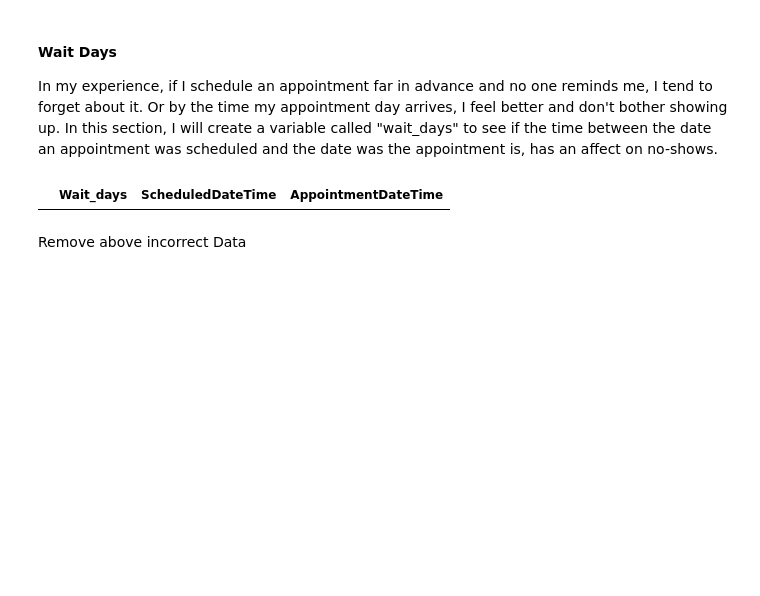
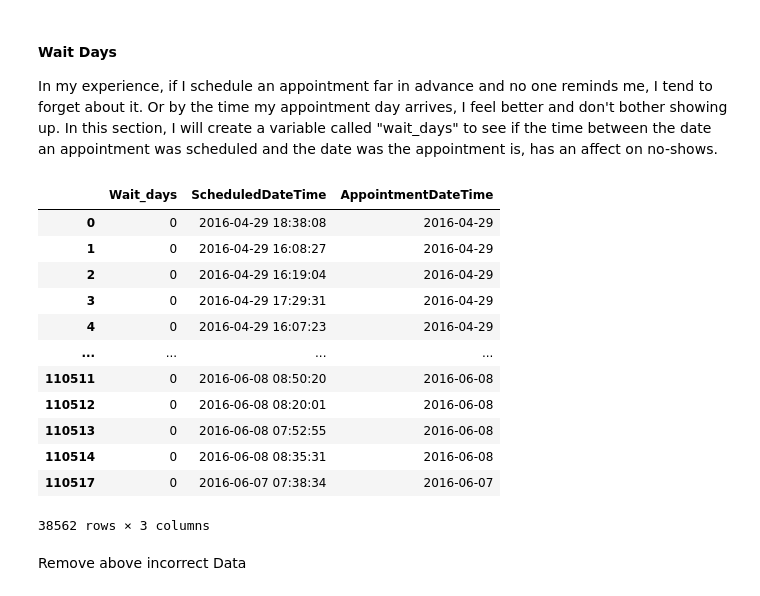
Before and after one commit to druvz/NoShow, a Jupyter notebook: predicting_no_shows_at_medical_appointments_v3.ipynb, the cells around one changed output. Drawn from its saved outputs; the diff is of its cells as text; code cells hidden in the pictures; blank space fills up the shorter version.

```diff
--- a/predicting_no_shows_at_medical_appointments_v3.ipynb
+++ b/predicting_no_shows_at_medical_appointments_v3.ipynb
@@ -222,9 +226,21 @@ df['ScheduledTime']=df["ScheduledDateTime"].dt.time
 df['Scheduledyr']=df["ScheduledDateTime"].dt.year
 df['ScheduledDayOfWeek']=df["ScheduledDateTime"].dt.day_name()
 # %%
-df.loc[df['Wait_days']<0,['Wait_days','ScheduledDateTime','AppointmentDateTime']]
+df.loc[df['Wait_days']==0,['Wait_days','ScheduledDateTime','AppointmentDateTime']]
 # %% [output]
 |  | Wait_days | ScheduledDateTime | AppointmentDateTime |
+| 0 | 0 | 2016-04-29 18:38:08 | 2016-04-29 |
+| 1 | 0 | 2016-04-29 16:08:27 | 2016-04-29 |
+| 2 | 0 | 2016-04-29 16:19:04 | 2016-04-29 |
+| 3 | 0 | 2016-04-29 17:29:31 | 2016-04-29 |
+| 4 | 0 | 2016-04-29 16:07:23 | 2016-04-29 |
+| ... | ... | ... | ... |
+| 110511 | 0 | 2016-06-08 08:50:20 | 2016-06-08 |
+| 110512 | 0 | 2016-06-08 08:20:01 | 2016-06-08 |
+| 110513 | 0 | 2016-06-08 07:52:55 | 2016-06-08 |
+| 110514 | 0 | 2016-06-08 08:35:31 | 2016-06-08 |
+| 110517 | 0 | 2016-06-07 07:38:34 | 2016-06-07 |
+38562 rows × 3 columns
 # %% [markdown]
 Remove above incorrect Data
 # %%
```
Also changed, not shown: parts of 2 cells of this notebook.
